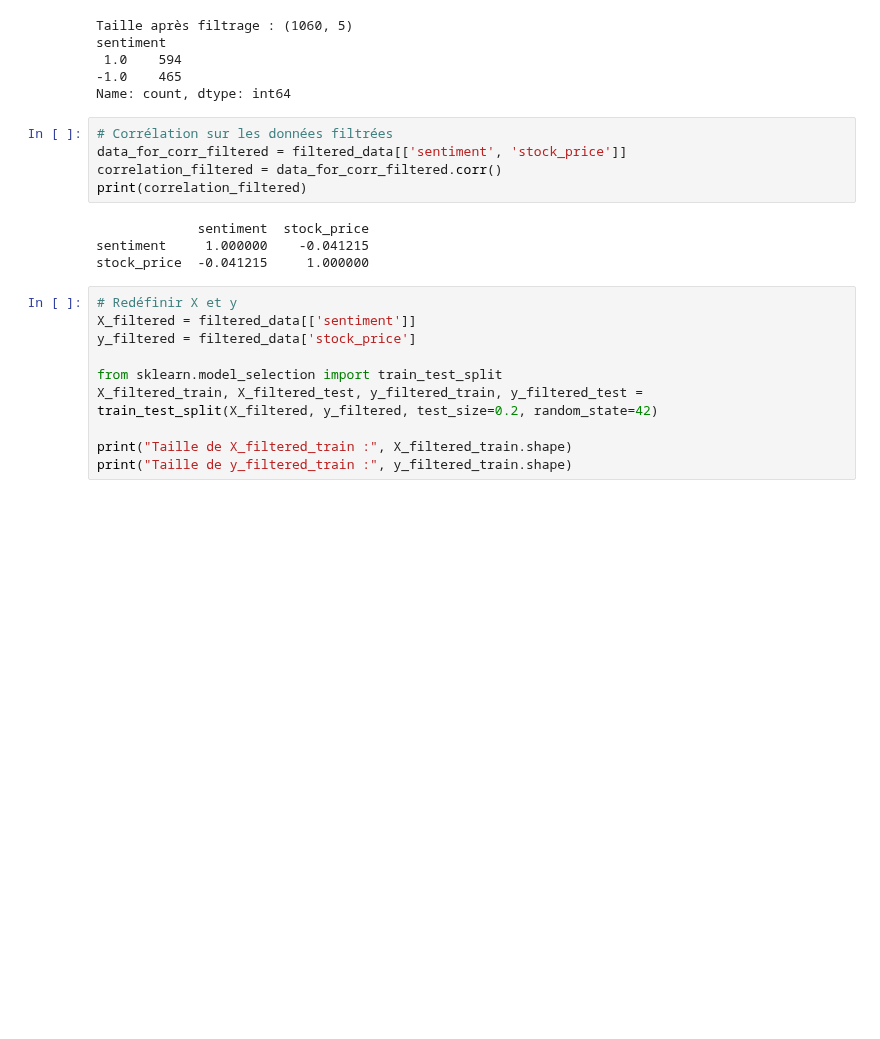
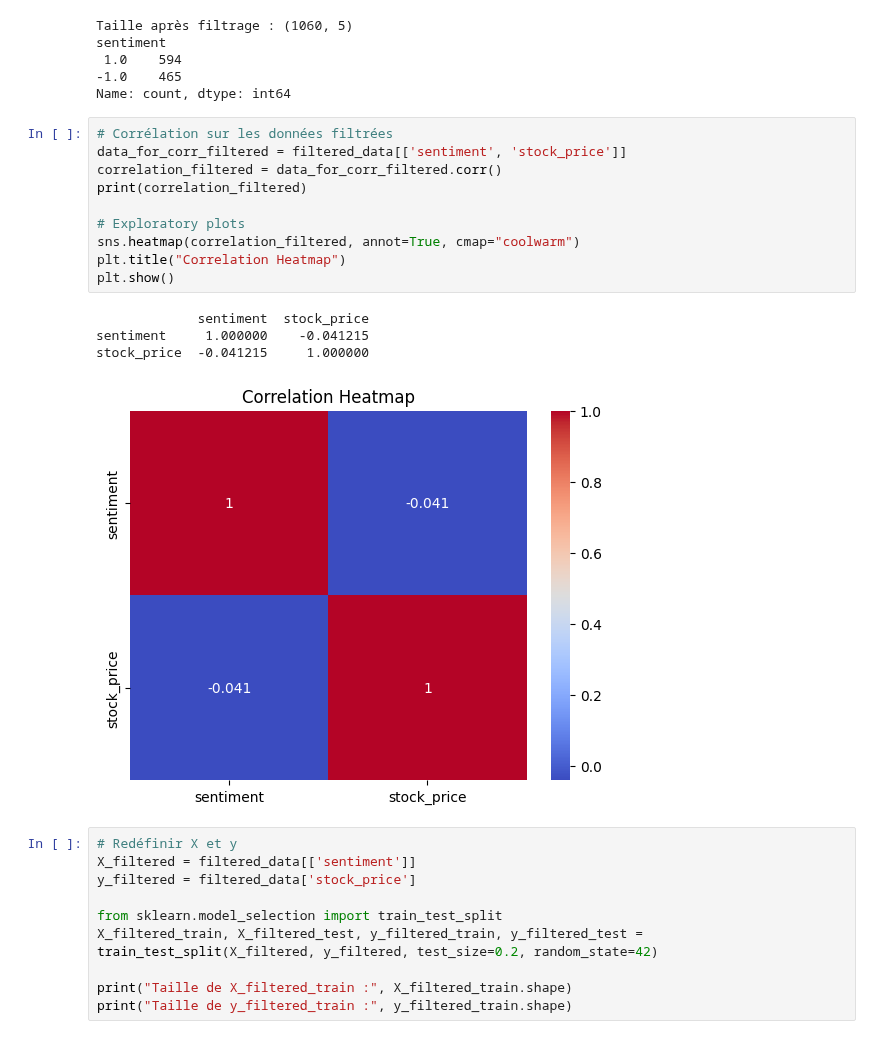
Before and after one commit to GaetanAm/Sentiment-Analysis-and-Impact-on-Financial-Markets, a Jupyter notebook: notebooks/Stage1.ipynb, the cells around one changed output. Drawn from its saved outputs; the diff is of its cells as text; blank space fills up the shorter version.

```diff
--- a/notebooks/Stage1.ipynb
+++ b/notebooks/Stage1.ipynb
@@ -671,12 +679,18 @@ Name: count, dtype: int64
 # %%
 # Corrélation sur les données filtrées
 data_for_corr_filtered = filtered_data[['sentiment', 'stock_price']]
 correlation_filtered = data_for_corr_filtered.corr()
 print(correlation_filtered)
+
+# Exploratory plots
+sns.heatmap(correlation_filtered, annot=True, cmap="coolwarm")
+plt.title("Correlation Heatmap")
+plt.show()
 # %% [output]
              sentiment  stock_price
 sentiment     1.000000    -0.041215
 stock_price  -0.041215     1.000000
+[figure, added]
 # %%
 # Redéfinir X et y
 X_filtered = filtered_data[['sentiment']]
```
Also changed, not shown: parts of 9 cells of this notebook.
